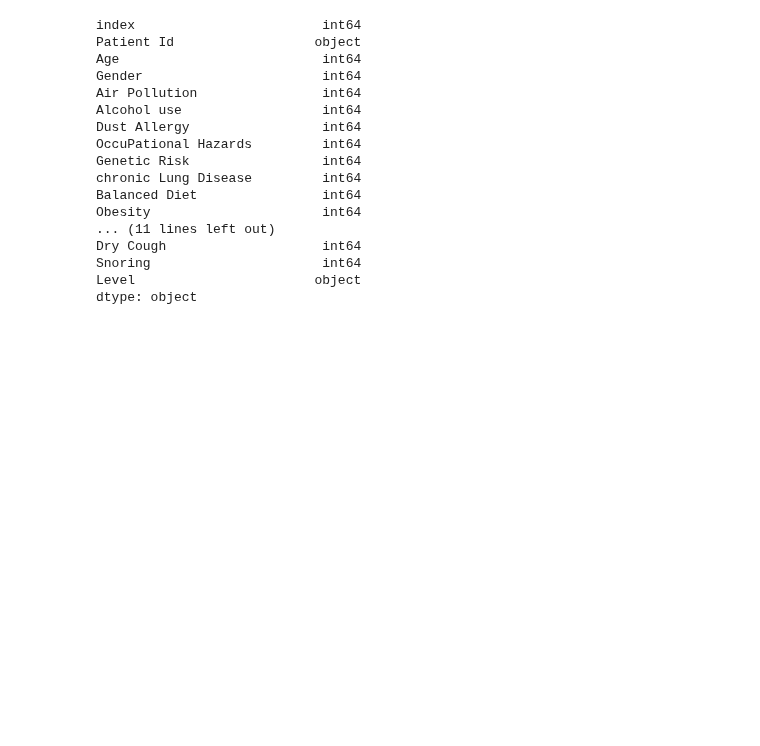
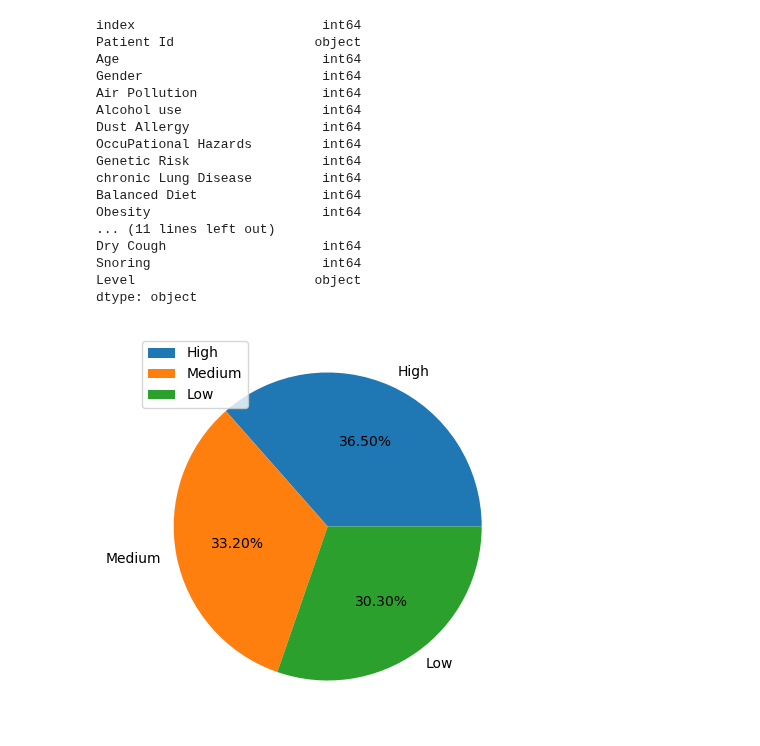
Before and after one commit to kxrrym03/Lung-Cancer-Analysis, a Jupyter notebook: Lung Cancer Analysis.ipynb, the cells around one changed output. Drawn from its saved outputs; the diff is of its cells as text; code cells hidden in the pictures; blank space fills up the shorter version.

```diff
--- a/Lung Cancer Analysis.ipynb
+++ b/Lung Cancer Analysis.ipynb
@@ -107,3 +107,5 @@ dtype: object
 # %%
 import warnings
 warnings.filterwarnings("ignore")
+# %%
+df.drop(columns=['index'],inplace=True)
@@ -109,0 +115,8 @@ warnings.filterwarnings("ignore")
+# %%
+target_df=df['Level'].value_counts().reset_index()
+plt.figure(figsize=(15,5))
+plt.pie(x=target_df['count'],labels=target_df['Level'],autopct='%.2f%%')
+plt.legend(target_df['Level'])
+plt.show()
+# %% [output]
+[figure, added]
```
Also changed, not shown: parts of 2 cells of this notebook.
